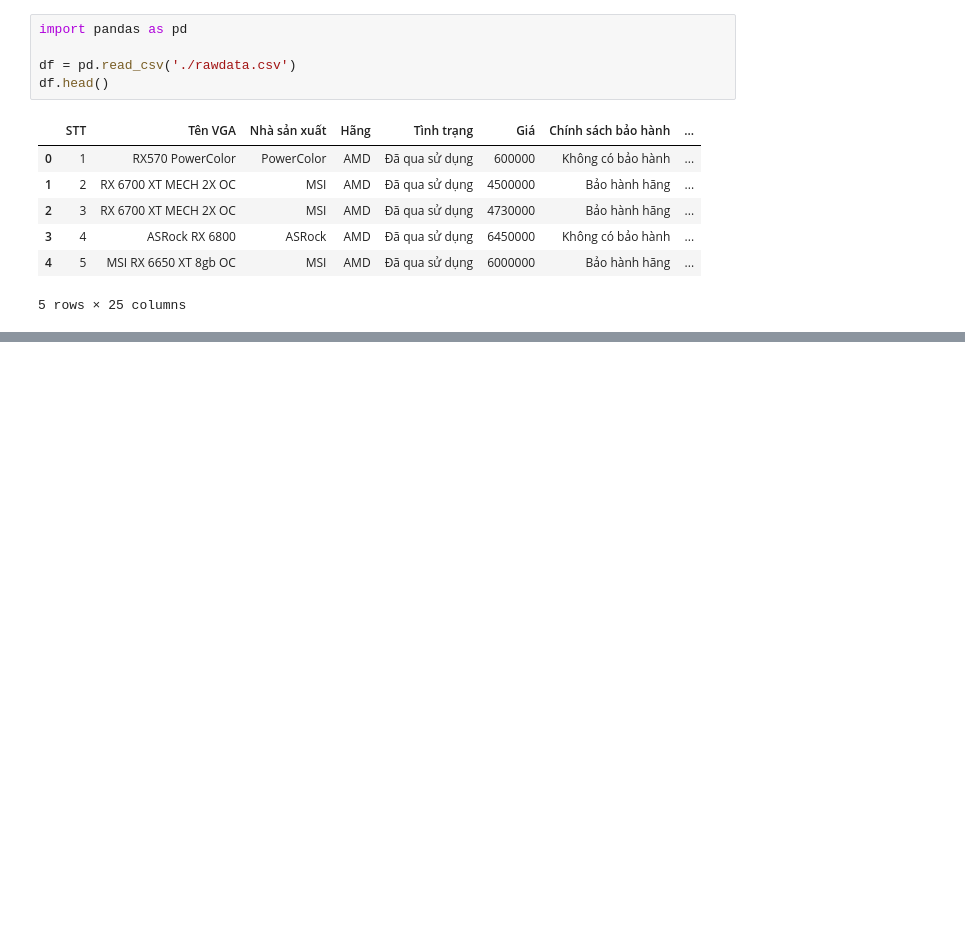
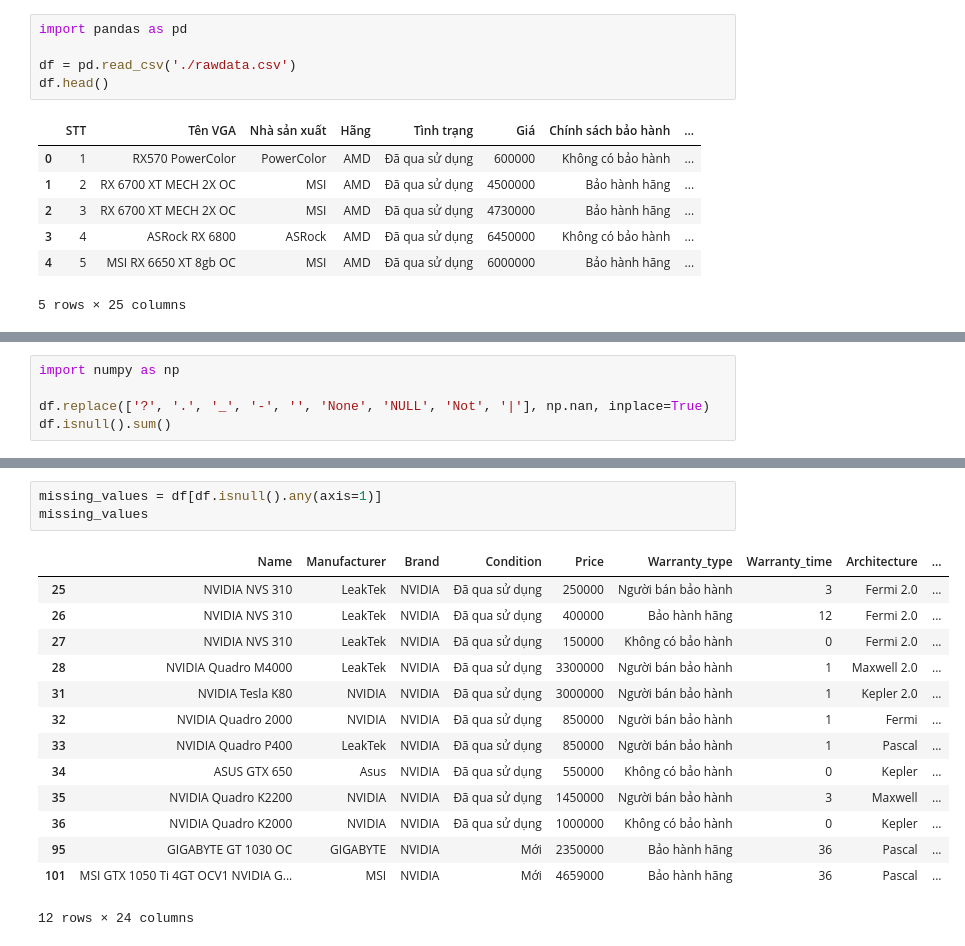
Before and after one commit to photonrays/Du_doan_gia_VGA, a Jupyter notebook: data_cleaning.ipynb, the cells around one changed output, grey strips where cells are left out. Drawn from its saved outputs; the diff is of its cells as text; blank space fills up the shorter version.

```diff
--- a/data_cleaning.ipynb
+++ b/data_cleaning.ipynb
@@ -31 +31,6 @@ df
 115 rows × 24 columns
+# %%
+import numpy as np
+
+df.replace(['?', '.', '_', '-', '', 'None', 'NULL', 'Not', '|'], np.nan, inplace=True)
+df.isnull().sum()
@@ -31,0 +55,18 @@ df
+# %%
+missing_values = df[df.isnull().any(axis=1)]
+missing_values
+# %% [output]
+|  | Name | Manufacturer | Brand | Condition | Price | Warranty_type | Warranty_time | Architecture | ... |
+| 25 | NVIDIA NVS 310 | LeakTek | NVIDIA | Đã qua sử dụng | 250000 | Người bán bảo hành | 3 | Fermi 2.0 | ... |
+| 26 | NVIDIA NVS 310 | LeakTek | NVIDIA | Đã qua sử dụng | 400000 | Bảo hành hãng | 12 | Fermi 2.0 | ... |
+| 27 | NVIDIA NVS 310 | LeakTek | NVIDIA | Đã qua sử dụng | 150000 | Không có bảo hành | 0 | Fermi 2.0 | ... |
+| 28 | NVIDIA Quadro M4000 | LeakTek | NVIDIA | Đã qua sử dụng | 3300000 | Người bán bảo hành | 1 | Maxwell 2.0 | ... |
+| 31 | NVIDIA Tesla K80 | NVIDIA | NVIDIA | Đã qua sử dụng | 3000000 | Người bán bảo hành | 1 | Kepler 2.0 | ... |
+| 32 | NVIDIA Quadro 2000 | NVIDIA | NVIDIA | Đã qua sử dụng | 850000 | Người bán bảo hành | 1 | Fermi | ... |
+| 33 | NVIDIA Quadro P400 | LeakTek | NVIDIA | Đã qua sử dụng | 850000 | Người bán bảo hành | 1 | Pascal | ... |
+| 34 | ASUS GTX 650 | Asus | NVIDIA | Đã qua sử dụng | 550000 | Không có bảo hành | 0 | Kepler | ... |
+| 35 | NVIDIA Quadro K2200 | NVIDIA | NVIDIA | Đã qua sử dụng | 1450000 | Người bán bảo hành | 3 | Maxwell | ... |
+| 36 | NVIDIA Quadro K2000 | NVIDIA | NVIDIA | Đã qua sử dụng | 1000000 | Không có bảo hành | 0 | Kepler | ... |
+| 95 | GIGABYTE GT 1030 OC | GIGABYTE | NVIDIA | Mới | 2350000 | Bảo hành hãng | 36 | Pascal | ... |
+| 101 | MSI GTX 1050 Ti 4GT OCV1 NVIDIA G... | MSI | NVIDIA | Mới | 4659000 | Bảo hành hãng | 36 | Pascal | ... |
+12 rows × 24 columns
```
Also changed, not shown: parts of 11 cells of this notebook, 2 other files.
